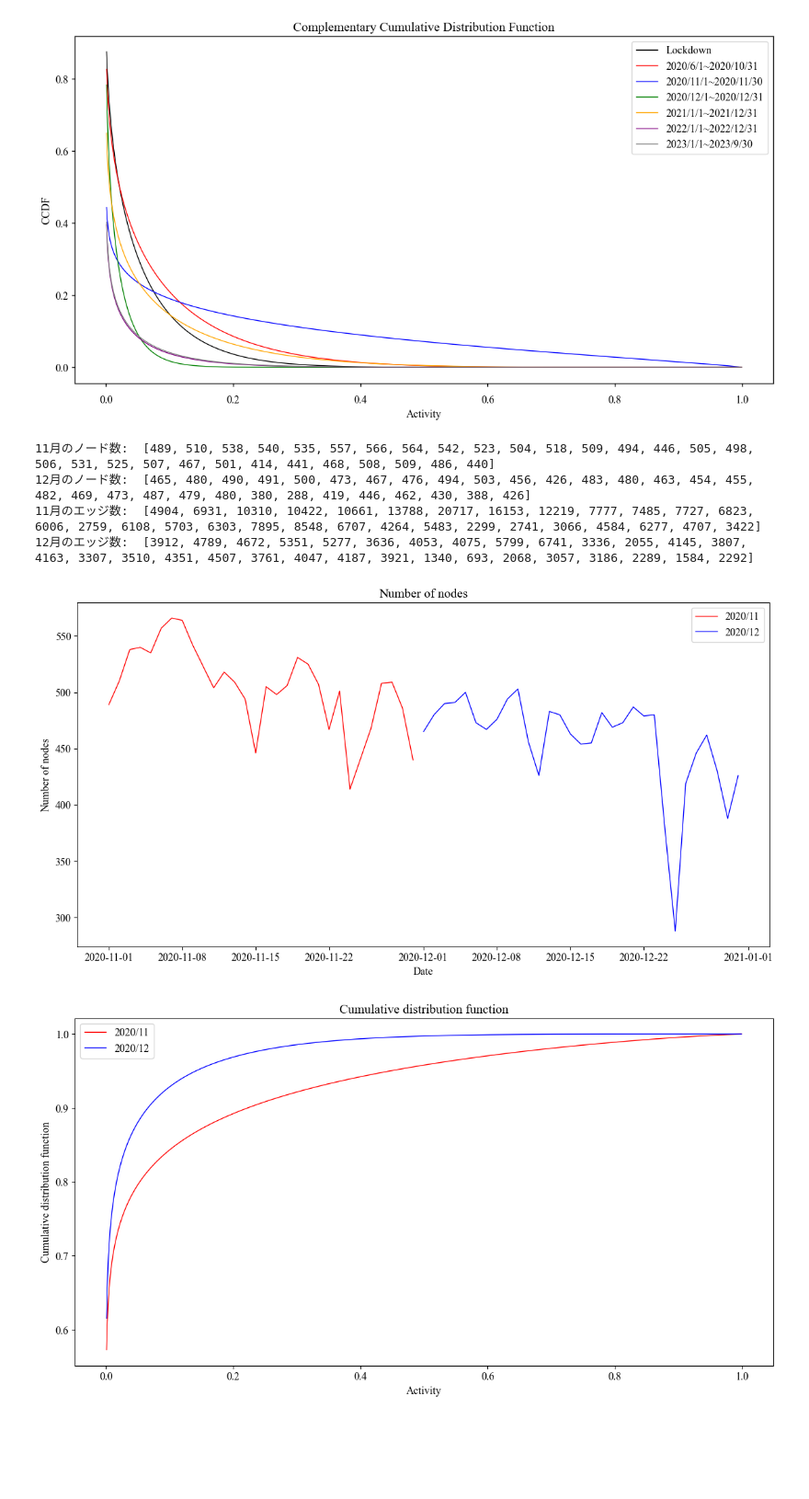
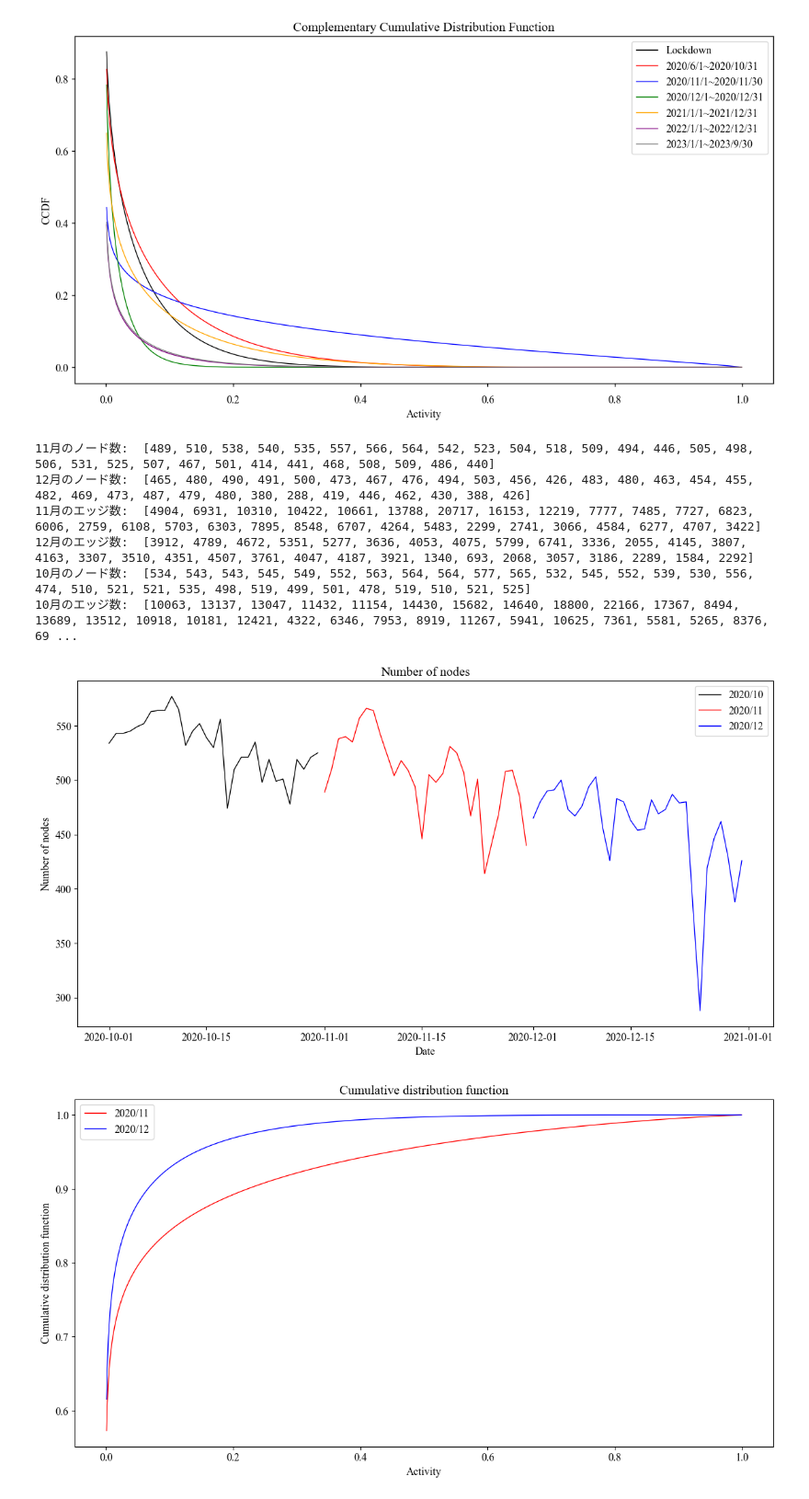
Before and after one commit to yiadka/mobility_scaling, a Jupyter notebook: notebooks/ccdf.ipynb, the cells around one changed output. Shown at 92% size. Drawn from its saved outputs; the diff is of its cells as text; code cells hidden in the pictures; blank space fills up the shorter version.

```diff
--- a/notebooks/ccdf.ipynb
+++ b/notebooks/ccdf.ipynb
@@ -233,36 +231,45 @@ plt.show()
 # dfを2020年11月と2020年12月に分割
 df_2020_11 = df[(df["started_at"] >= "2020-11-01") & (df["started_at"] < "2020-12-01")].dropna()
 df_2020_12 = df[(df["started_at"] >= "2020-12-01") & (df["started_at"] < "2021-01-01")].dropna()
+df_2020_10 = df[(df["started_at"] >= "2020-10-01") & (df["started_at"] < "2020-11-01")].dropna()
 # %%
-node_nov, edge_nov, timestamp_nov = return_nm(df_2020_11)
+node_nov, edge_nov, timestamp_nov = return_nm_string(df_2020_11)
 # %%
-node_dec, edge_dec, timestamp_dec = return_nm(df_2020_12)
+node_dec, edge_dec, timestamp_dec = return_nm_string(df_2020_12)
+# %%
+node_oct, edge_oct, timestamp_oct = return_nm(df_2020_10)
 # %%
 print("11月のノード数: ", node_nov)
 print("12月のノード数: ", node_dec)
 
 print("11月のエッジ数: ", edge_nov)
 print("12月のエッジ数: ", edge_dec)
 
+print("10月のノード数: ", node_oct)
+print("10月のエッジ数: ", edge_oct)
+
 # 11月と12月のノード数をプロット
 plt.figure(figsize=(14, 7))
 plt.rcParams["font.size"] = 12
 plt.rcParams["font.family"] = "Times New Roman"
 
+plt.plot(timestamp_oct, node_oct, label="2020/10", color="black", linewidth=1)
 plt.plot(timestamp_nov, node_nov, label="2020/11", color="red", linewidth=1)
 plt.plot(timestamp_dec, node_dec, label="2020/12", color="blue", linewidth=1)
 
 plt.xlabel("Date")
 plt.ylabel("Number of nodes")
 plt.title("Number of nodes")
 plt.legend()
 plt.show()
 # %% [output]
 11月のノード数:  [489, 510, 538, 540, 535, 557, 566, 564, 542, 523, 504, 518, 509, 494, 446, 505, 498, 506, 531, 525, 507, 467, 501, 414, 441, 468, 508, 509, 486, 440]
 12月のノード数:  [465, 480, 490, 491, 500, 473, 467, 476, 494, 503, 456, 426, 483, 480, 463, 454, 455, 482, 469, 473, 487, 479, 480, 380, 288, 419, 446, 462, 430, 388, 426]
 11月のエッジ数:  [4904, 6931, 10310, 10422, 10661, 13788, 20717, 16153, 12219, 7777, 7485, 7727, 6823, 6006, 2759, 6108, 5703, 6303, 7895, 8548, 6707, 4264, 5483, 2299, 2741, 3066, 4584, 6277, 4707, 3422]
 12月のエッジ数:  [3912, 4789, 4672, 5351, 5277, 3636, 4053, 4075, 5799, 6741, 3336, 2055, 4145, 3807, 4163, 3307, 3510, 4351, 4507, 3761, 4047, 4187, 3921, 1340, 693, 2068, 3057, 3186, 2289, 1584, 2292]
+10月のノード数:  [534, 543, 543, 545, 549, 552, 563, 564, 564, 577, 565, 532, 545, 552, 539, 530, 556, 474, 510, 521, 521, 535, 498, 519, 499, 501, 478, 519, 510, 521, 525]
+10月のエッジ数:  [10063, 13137, 13047, 11432, 11154, 14430, 15682, 14640, 18800, 22166, 17367, 8494, 13689, 13512, 10918, 10181, 12421, 4322, 6346, 7953, 8919, 11267, 5941, 10625, 7361, 5581, 5265, 8376, 69 ...
-[figure, old version]
+[figure, new version]
 # %%
 # 11月と12月でCDFをプロット
 plt.figure(figsize=(14, 7))
```
Also changed, not shown: parts of 1 cell of this notebook, 4 other files.
